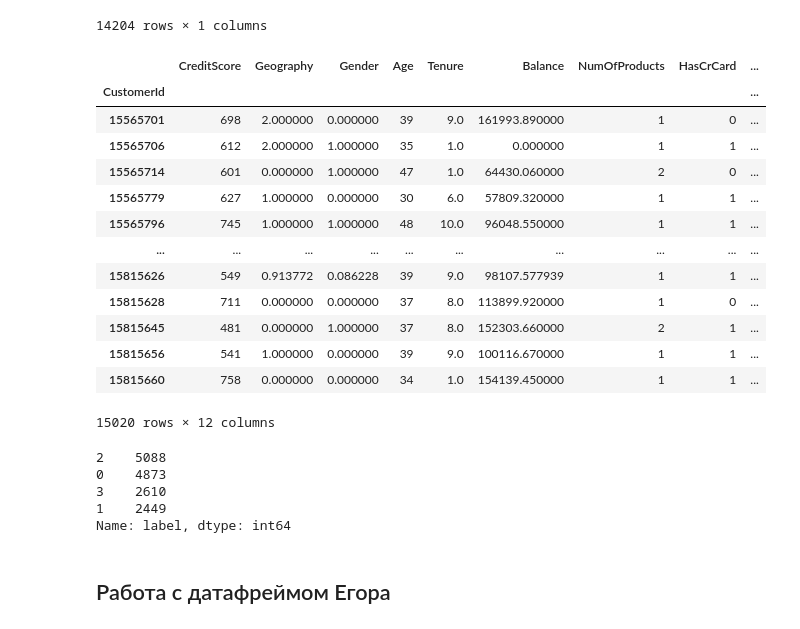
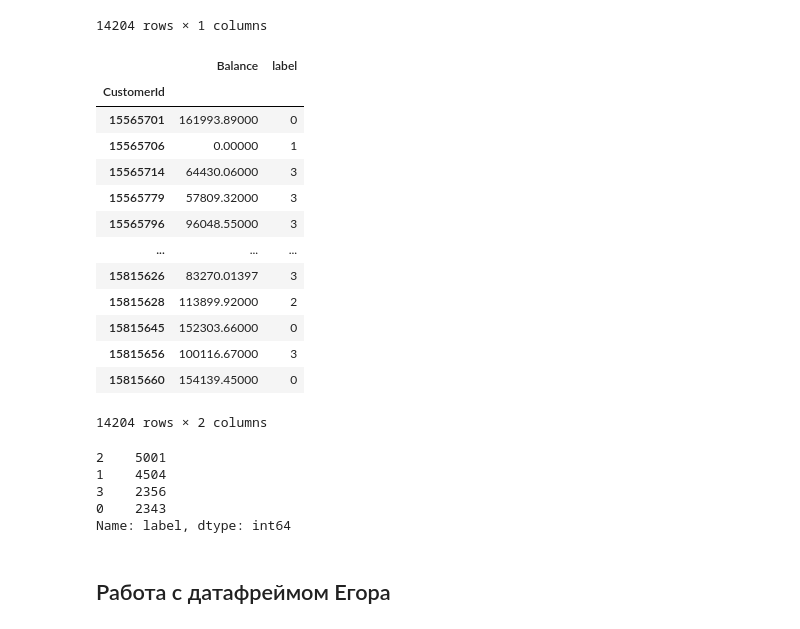
Before and after one commit to Triwka/ml_homework, a Jupyter notebook: q_ml.ipynb, the cells around one changed output. Cells and saved outputs as stored; diff of their text form; code cells hidden in the pictures.

```diff
--- a/q_ml.ipynb
+++ b/q_ml.ipynb
@@ -132,7 +132,7 @@ pivot_balance
 # %%
 def dict_df(cluster,df):
   dict_of_df = {}
-  df = df.set_index('CustomerId')
+  #df = df.set_index('CustomerId')
   for num in cluster:
     k_means = KMeans(init='k-means++',n_clusters=num)
     k_means.fit(df)
@@ -140,30 +140,30 @@ def dict_df(cluster,df):
     dict_of_df[str(num) + '_' + 'cluster' + '_' + 'df'] = df.merge(pd.DataFrame(labels,index = df.index).rename(columns = {0:'label'}), left_index = True, right_index = True)
   return dict_of_df
 # %%
-test_4cl_Darya = dict_df([2,3,4,5],df)['4_cluster_df']
+test_4cl_Darya = dict_df([2,3,4,5],pivot_balance)['4_cluster_df']
 test_4cl_Darya
 # %% [output]
-|  | CreditScore | Geography | Gender | Age | Tenure | Balance | NumOfProducts | HasCrCard | ... |
-| CustomerId |  |  |  |  |  |  |  |  | ... |
-| 15565701 | 698 | 2.000000 | 0.000000 | 39 | 9.0 | 161993.890000 | 1 | 0 | ... |
-| 15565706 | 612 | 2.000000 | 1.000000 | 35 | 1.0 | 0.000000 | 1 | 1 | ... |
-| 15565714 | 601 | 0.000000 | 1.000000 | 47 | 1.0 | 64430.060000 | 2 | 0 | ... |
-| 15565779 | 627 | 1.000000 | 0.000000 | 30 | 6.0 | 57809.320000 | 1 | 1 | ... |
-| 15565796 | 745 | 1.000000 | 1.000000 | 48 | 10.0 | 96048.550000 | 1 | 1 | ... |
-| ... | ... | ... | ... | ... | ... | ... | ... | ... | ... |
-| 15815626 | 549 | 0.913772 | 0.086228 | 39 | 9.0 | 98107.577939 | 1 | 1 | ... |
-| 15815628 | 711 | 0.000000 | 0.000000 | 37 | 8.0 | 113899.920000 | 1 | 0 | ... |
-| 15815645 | 481 | 0.000000 | 1.000000 | 37 | 8.0 | 152303.660000 | 2 | 1 | ... |
-| 15815656 | 541 | 1.000000 | 0.000000 | 39 | 9.0 | 100116.670000 | 1 | 1 | ... |
-| 15815660 | 758 | 0.000000 | 0.000000 | 34 | 1.0 | 154139.450000 | 1 | 1 | ... |
+|  | Balance | label |
+| CustomerId |  |  |
+| 15565701 | 161993.89000 | 0 |
+| 15565706 | 0.00000 | 1 |
+| 15565714 | 64430.06000 | 3 |
+| 15565779 | 57809.32000 | 3 |
+| 15565796 | 96048.55000 | 3 |
+| ... | ... | ... |
+| 15815626 | 83270.01397 | 3 |
+| 15815628 | 113899.92000 | 2 |
+| 15815645 | 152303.66000 | 0 |
+| 15815656 | 100116.67000 | 3 |
+| 15815660 | 154139.45000 | 0 |
-15020 rows × 12 columns
+14204 rows × 2 columns
 # %%
 test_4cl_Darya.label.value_counts()
 # %% [output]
-2    5088
-0    4873
-3    2610
-1    2449
+2    5001
+1    4504
+3    2356
+0    2343
 Name: label, dtype: int64
 # %% [markdown]
 ## Работа с датафреймом Егора
```
